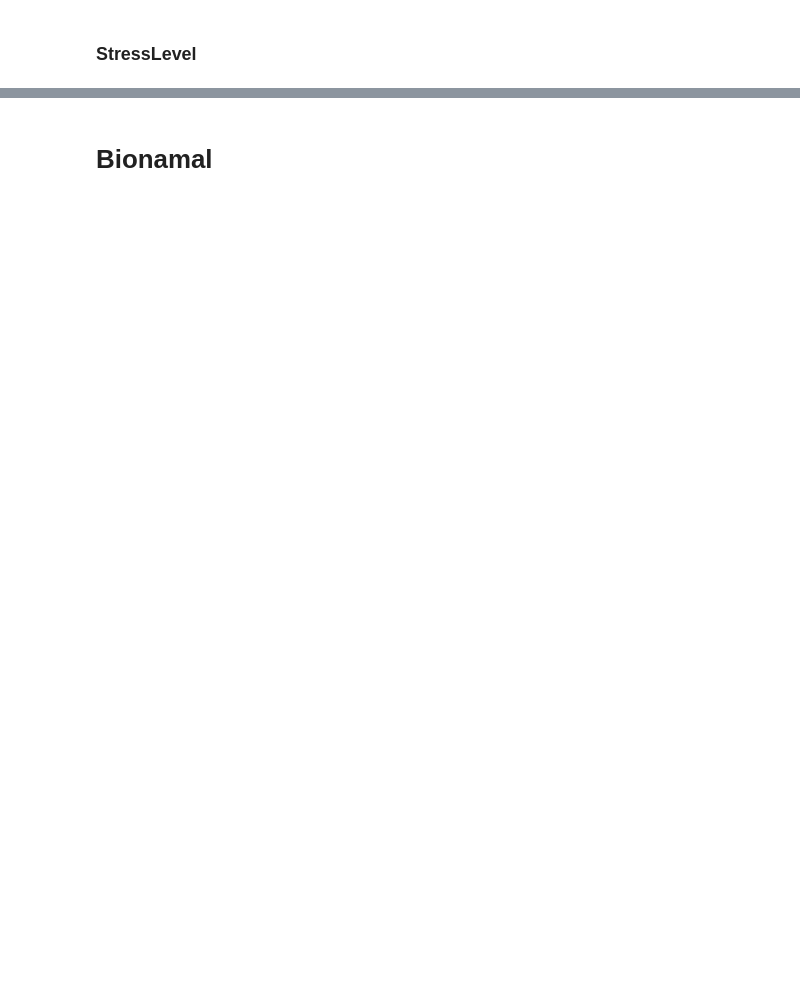
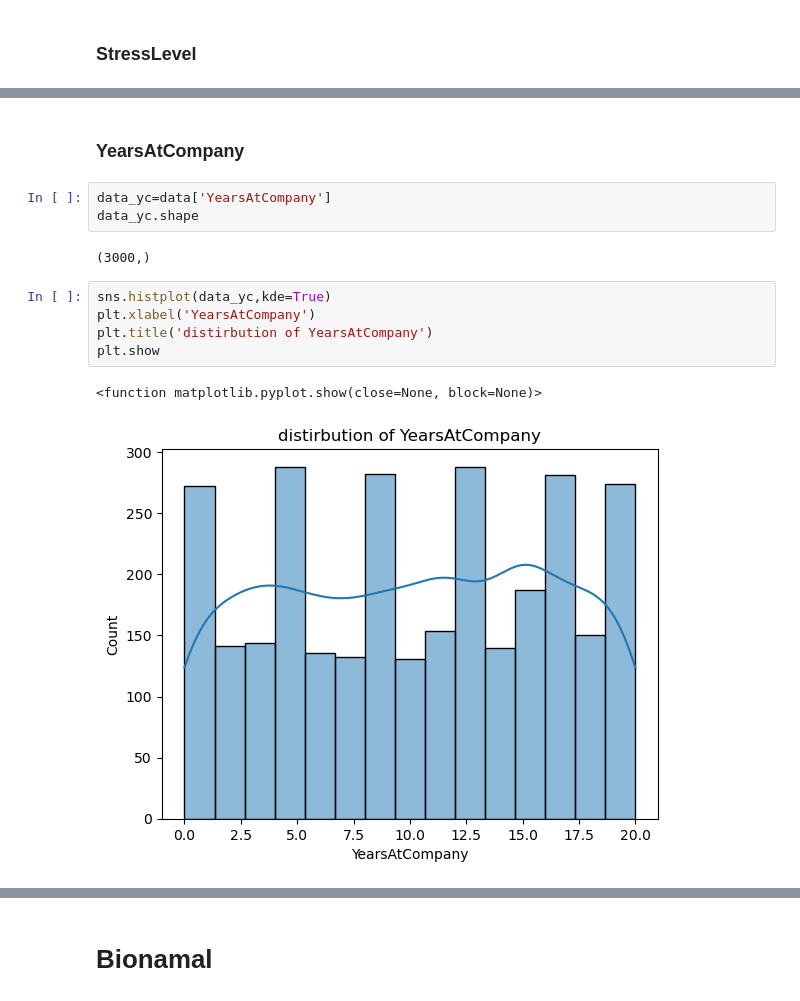
Before and after one commit to 2026378-coder/Statistical-Techniques-for-Data-Analysis-2026, a Jupyter notebook: Assignmnet.ipynb, the cells around one changed output, grey strips where cells are left out. Cells and saved outputs as stored; diff of their text form; blank space fills up the shorter version.

```diff
--- a/Assignmnet.ipynb
+++ b/Assignmnet.ipynb
@@ -381,0 +496,15 @@ Wh Simulated SD of sample means: 1.1011658380206106
+# %% [markdown]
+### YearsAtCompany
+# %%
+data_yc=data['YearsAtCompany']
+data_yc.shape
+# %% [output]
+(3000,)
+# %%
+sns.histplot(data_yc,kde=True)
+plt.xlabel('YearsAtCompany')
+plt.title('distirbution of YearsAtCompany')
+plt.show
+# %% [output]
+<function matplotlib.pyplot.show(close=None, block=None)>
+[figure, added]
```
Also changed, not shown: parts of 32 cells of this notebook.
